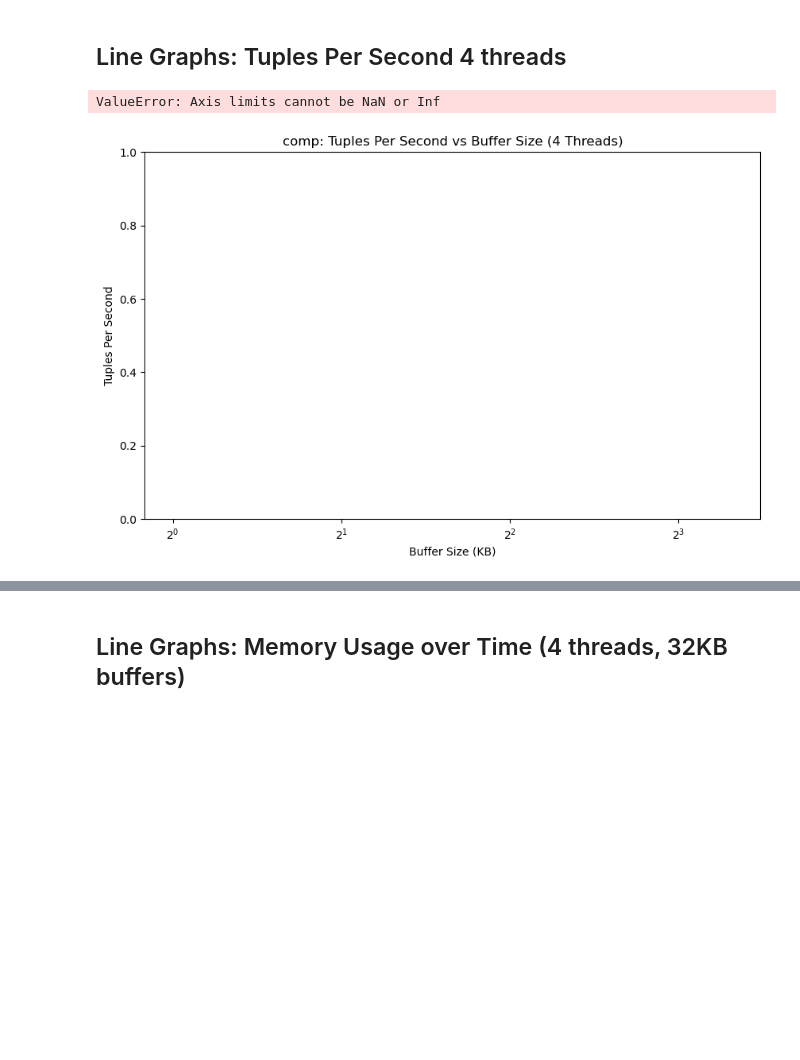
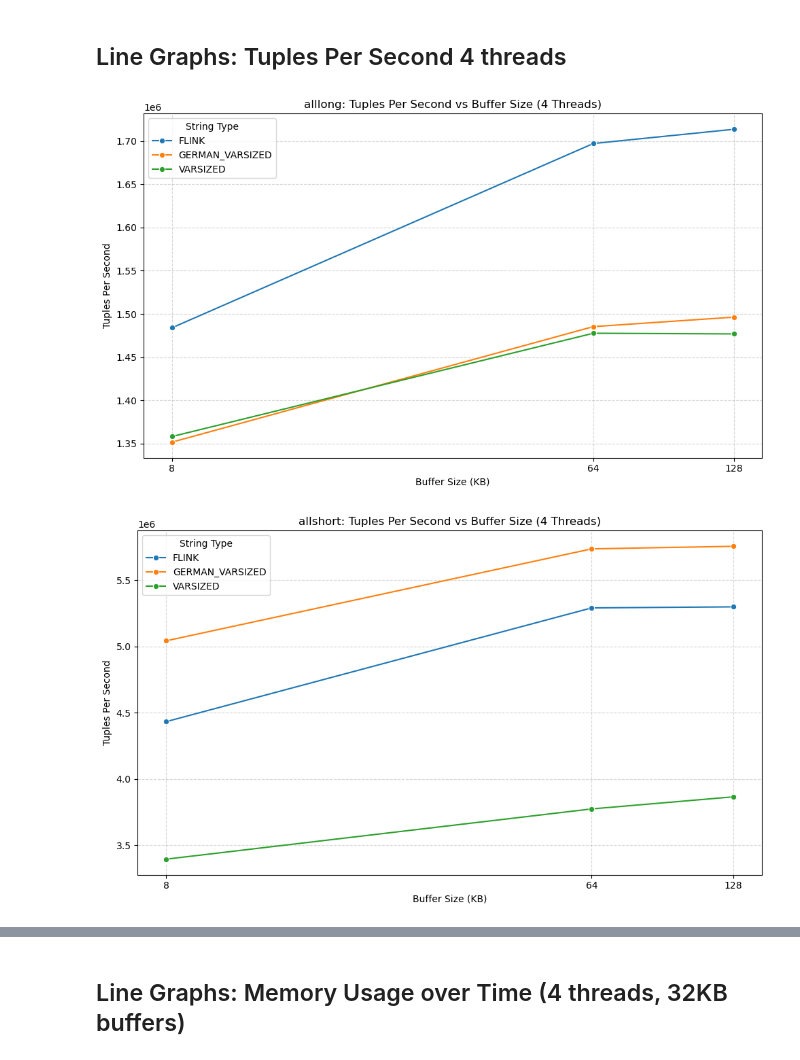
Before and after one commit to yannisxiros/nebulastream, a Jupyter notebook: analysis.ipynb, the cells around one changed output, grey strips where cells are left out. Cells and saved outputs as stored; diff of their text form; code cells hidden in the pictures; blank space fills up the shorter version.

Commit message:
micro benchmarking

```diff
--- a/analysis.ipynb
+++ b/analysis.ipynb
@@ -10,7 +6,7 @@ import seaborn as sns
 # Load the CSV data
 csv_file = 'lala.csv'
 csv_file = '~/thesis/results/alles.csv'
-csv_file = 'takis.csv'
+csv_file = 'benchmark_results/tmp.csv'
 df = pd.read_csv(csv_file)
 
 display(df.head())
@@ -66,14 +62,14 @@ for query in queries:
     plt.show()
 
     # Time in Seconds Figure
-    plt.figure(figsize=(12, 6))
-    sns.barplot(data=query_data, x='ConfigLabel', y='time', hue='stringType')
-    plt.title(f'{query}: Average Time (Seconds)')
-    plt.xlabel('Threads - Buffer Size (KB)')
-    plt.ylabel('Time in Seconds')
-    plt.ylim(0, query_data['time'].max() * 1.15)  # Start at 0 to make changes less drastic
-    plt.legend(title='String Type')
-    plt.grid(axis='y', linestyle='--', alpha=0.7)
-    plt.tight_layout()
-    plt.show()
+    # plt.figure(figsize=(12, 6))
+    # sns.barplot(data=query_data, x='ConfigLabel', y='time', hue='stringType')
+    # plt.title(f'{query}: Average Time (Seconds)')
+    # plt.xlabel('Threads - Buffer Size (KB)')
+    # plt.ylabel('Time in Seconds')
+    # plt.ylim(0, query_data['time'].max() * 1.15)  # Start at 0 to make changes less drastic
+    # plt.legend(title='String Type')
+    # plt.grid(axis='y', linestyle='--', alpha=0.7)
+    # plt.tight_layout()
+    # plt.show()
 # %% [output]
@@ -85,29 +81,29 @@ for query in queries:
 ## Line Graphs: Tuples Per Second 4 threads
 # %%
 # Filter for only 4 threads
-df_4_threads = grouped_df[grouped_df['numberOfWorkerThreads'] == 4]
+df_4_threads = grouped_df[grouped_df['numberOfWorkerThreads'] == 1]
 
 for query in queries:
     query_data = df_4_threads[df_4_threads['query name'] == query]
 
     plt.figure(figsize=(10, 6))
     sns.lineplot(data=query_data, x='bufferSizeKB', y='tuplesPerSecond', hue='stringType', marker='o')
 
     plt.title(f'{query}: Tuples Per Second vs Buffer Size (4 Threads)')
     plt.xlabel('Buffer Size (KB)')
     plt.ylabel('Tuples Per Second')
     plt.xscale('log', base=2)
 
     # Set Y-axis to start from 0 to provide perspective and lessen the perceived 'drastic' nature of changes
-    plt.ylim(0, query_data['tuplesPerSecond'].max() * 1.2)
+    # plt.ylim(0, query_data['tuplesPerSecond'].max() * 1.2)
 
     ticks = sorted(query_data['bufferSizeKB'].unique())
     plt.xticks(ticks, labels=[f'{t}' for t in ticks])
 
     plt.legend(title='String Type')
     plt.grid(True, which="both", ls="--", alpha=0.5)
     plt.tight_layout()
     plt.show()
 # %% [output]
-ValueError: Axis limits cannot be NaN or Inf
-[figure, old version]
+[figure, new version]
+[figure, added]
```
Also changed, not shown: parts of 5 cells of this notebook, 3 other files.
